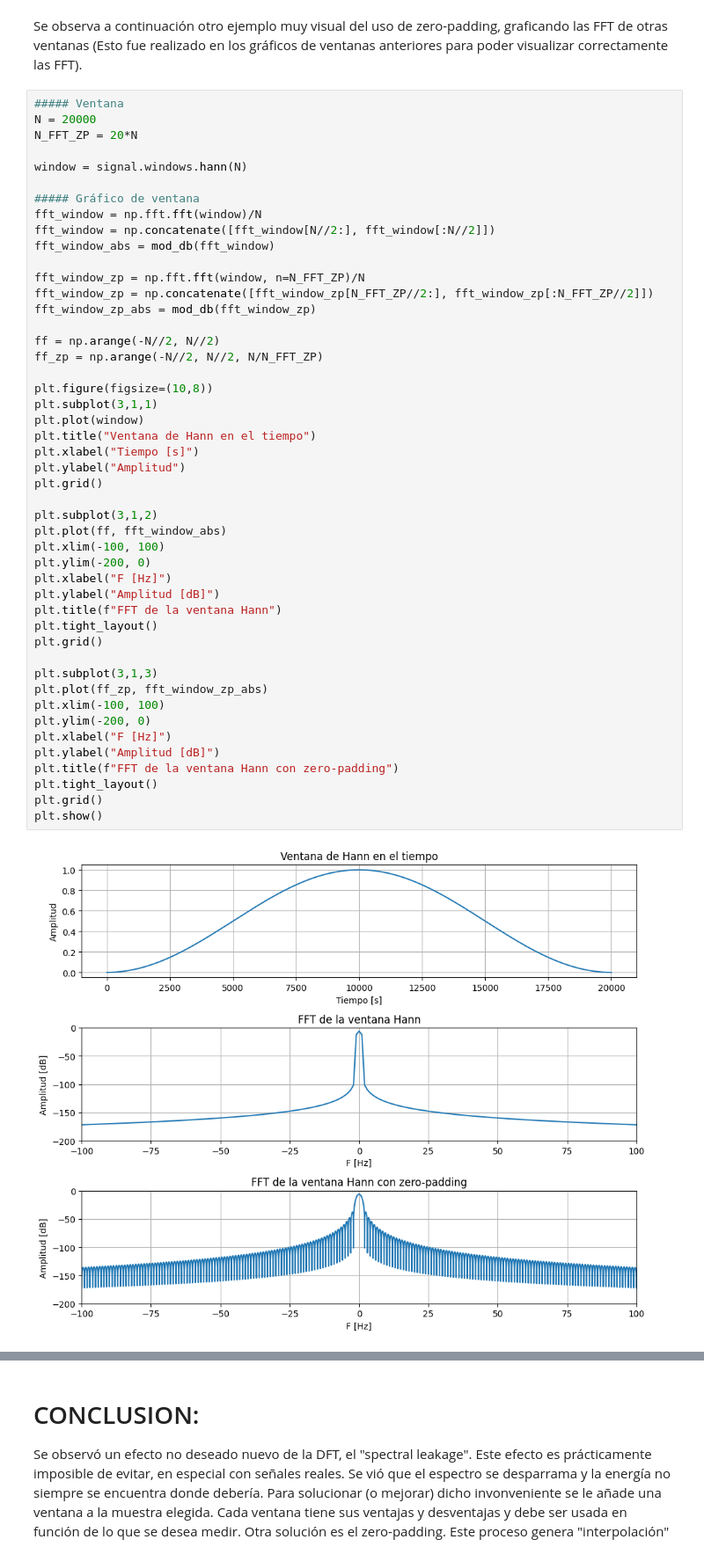
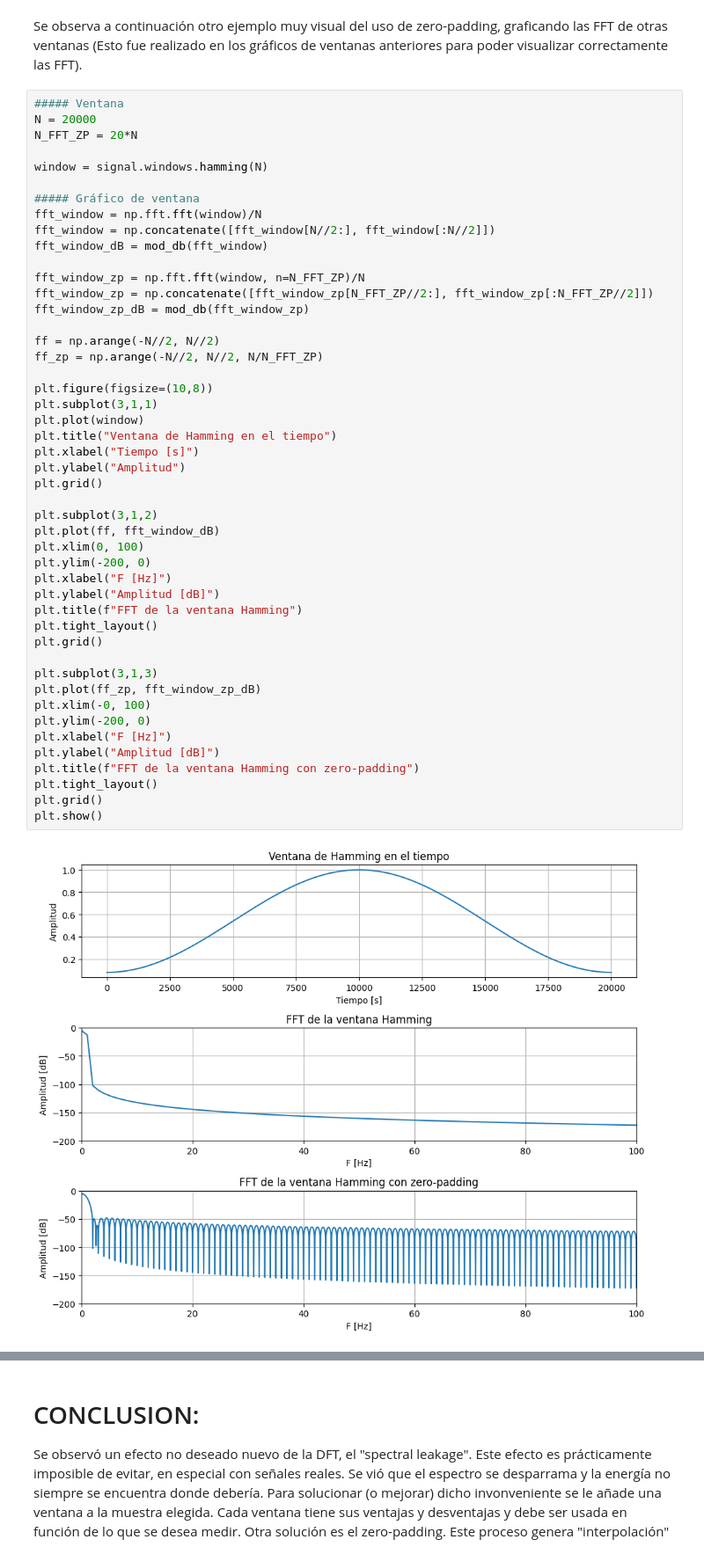
Before and after one commit to agustin-d-martinez/Procesamiento-Digital-de-Se-ales---2026, a Jupyter notebook: TS4/TS4.ipynb, the cells around one changed output, grey strips where cells are left out. Shown at 88% size. Saved outputs shown, nothing was run; the diff lists cells and outputs as text.

```diff
--- a/TS4/TS4.ipynb
+++ b/TS4/TS4.ipynb
@@ -615,47 +615,47 @@ Se observa a continuación otro ejemplo muy visual del uso de zero-padding, graf
 N = 20000
 N_FFT_ZP = 20*N
 
-window = signal.windows.hann(N)
+window = signal.windows.hamming(N)
 
 ##### Gráfico de ventana
 fft_window = np.fft.fft(window)/N
 fft_window = np.concatenate([fft_window[N//2:], fft_window[:N//2]])
-fft_window_abs = mod_db(fft_window)
+fft_window_dB = mod_db(fft_window)
 
 fft_window_zp = np.fft.fft(window, n=N_FFT_ZP)/N
 fft_window_zp = np.concatenate([fft_window_zp[N_FFT_ZP//2:], fft_window_zp[:N_FFT_ZP//2]])
-fft_window_zp_abs = mod_db(fft_window_zp)
+fft_window_zp_dB = mod_db(fft_window_zp)
 
 ff = np.arange(-N//2, N//2)
 ff_zp = np.arange(-N//2, N//2, N/N_FFT_ZP)
 
 plt.figure(figsize=(10,8))
 plt.subplot(3,1,1)
 plt.plot(window)
-plt.title("Ventana de Hann en el tiempo")
+plt.title("Ventana de Hamming en el tiempo")
 plt.xlabel("Tiempo [s]")
 plt.ylabel("Amplitud")
 plt.grid()
 
 plt.subplot(3,1,2)
-plt.plot(ff, fft_window_abs)
-plt.xlim(-100, 100)
+plt.plot(ff, fft_window_dB)
+plt.xlim(0, 100)
 plt.ylim(-200, 0)
 plt.xlabel("F [Hz]")
 plt.ylabel("Amplitud [dB]")
-plt.title(f"FFT de la ventana Hann")
+plt.title(f"FFT de la ventana Hamming")
 plt.tight_layout()
 plt.grid()
 
 plt.subplot(3,1,3)
-plt.plot(ff_zp, fft_window_zp_abs)
-plt.xlim(-100, 100)
+plt.plot(ff_zp, fft_window_zp_dB)
+plt.xlim(-0, 100)
 plt.ylim(-200, 0)
 plt.xlabel("F [Hz]")
 plt.ylabel("Amplitud [dB]")
-plt.title(f"FFT de la ventana Hann con zero-padding")
+plt.title(f"FFT de la ventana Hamming con zero-padding")
 plt.tight_layout()
 plt.grid()
 plt.show()
 # %% [output]
-[figure, old version]
+[figure, new version]
```
Also changed, not shown: parts of 8 cells of this notebook, 1 other file.
